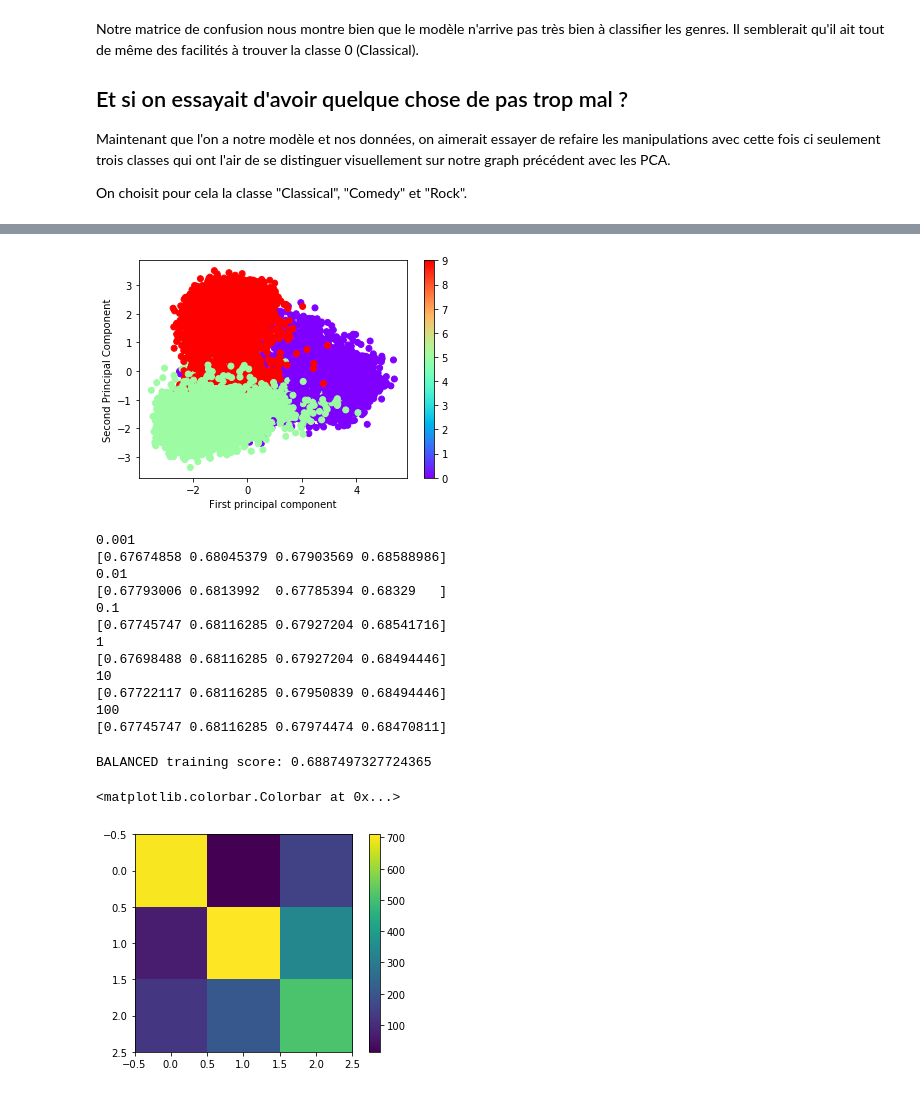
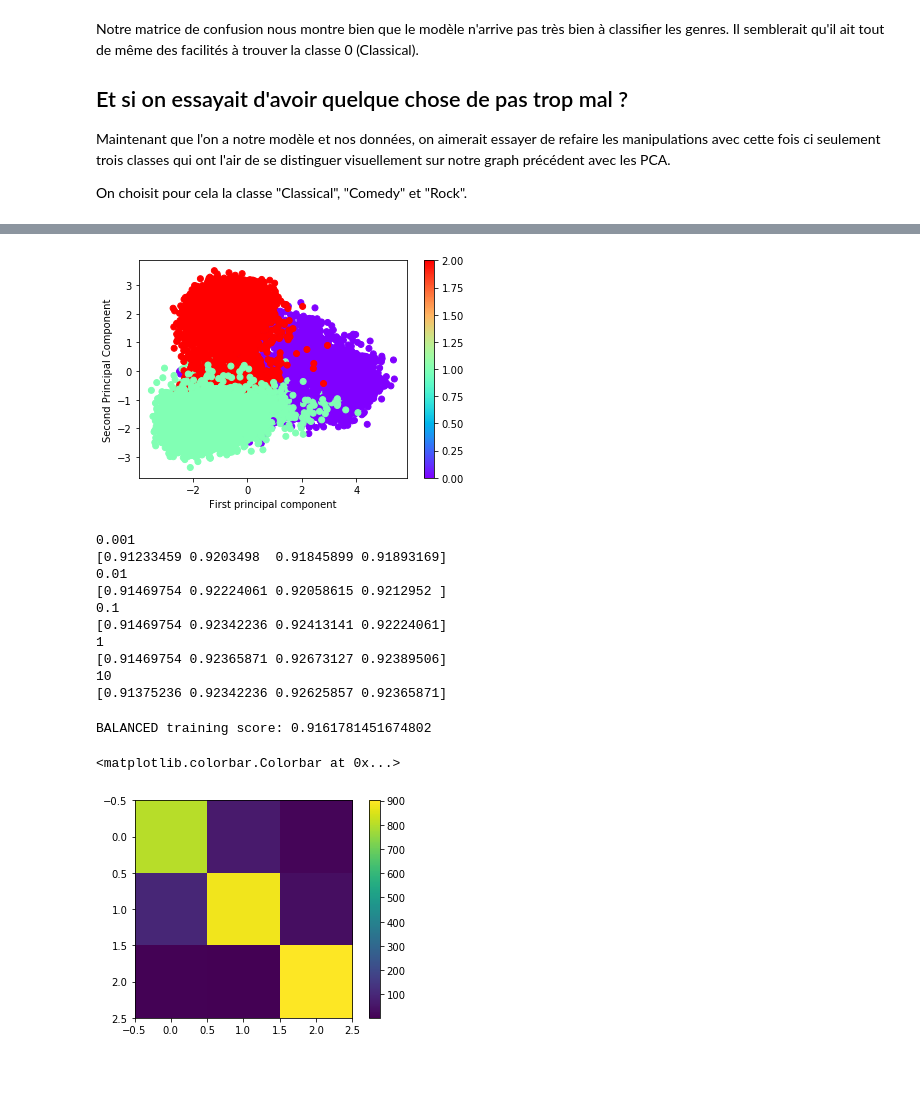
Before and after one commit to ashefd/Spotify-Genre-Analysis, a Jupyter notebook: Projet_Sympa.ipynb, the cells around one changed output, grey strips where cells are left out. Drawn from its saved outputs; the diff is of its cells as text; code cells hidden in the pictures.

```diff
--- a/Projet_Sympa.ipynb
+++ b/Projet_Sympa.ipynb
@@ -233,13 +251,14 @@ data['genre'].value_counts().plot(kind='bar', title = 'Occurrence de chaque genr
 # On garde le nombre de genres de musique
 K=data.nunique()[0]
 
+donnees = data.copy()
 # On remplace le genre musical par un numéro
 genres = {"Classical":0, "Electronic":1, "Folk":2, "Hip-Hop":3, "R&B":4, "Rock":5, "Jazz":6, "Reggae":7, "Pop":8, "Comedy": 9}
-data.genre = [genres[s] for s in data.genre]
+donnees.genre = [genres[s] for s in donnees.genre]
 
 keys = data["key"]
 modes = data["mode"]
-data = data.drop(columns = ['key', 'mode'])
+donnees = donnees.drop(columns = ['key', 'mode'])
 # %%
 from sklearn.preprocessing import StandardScaler
 
@@ -302,9 +320,9 @@ Le graph semble être un peu mieux mais on pense que cela restera tout de même
 # %% [markdown]
 # Partie modélisation
 # %%
-# On replace key et mode
-data = data.join(modes)
-data = data.join(keys)
+# # On replace key et mode
+# data = data.join(modes)
+# data = data.join(keys)
 # %%
 # Permet d'obtenir X et y déjà normalisés
 def getXY(data):
@@ -455,13 +471,14 @@ Maintenant que l'on a notre modèle et nos données, on aimerait essayer de refa
 On choisit pour cela la classe "Classical", "Comedy" et "Rock".
 # %%
 # On supprime les datas que l'on ne veut pas considérer
-data = data[data.genre != 1] # 1 : Electronic
-data = data[data.genre != 2] # 2 : Folk
-data = data[data.genre != 3] # 3 : Hip-Hop
-data = data[data.genre != 4] # 4 : R&B
-data = data[data.genre != 6] # 6 : Jazz
-data = data[data.genre != 7] # 7 : Reggae
-data = data[data.genre != 8] # 8 : Pop
+data = data[data.genre != 'Electronic'] # 1 :
+data = data[data.genre != 'Folk'] # 2 : Folk
+data = data[data.genre != 'Hip-Hop'] # 3 : Hip-Hop
+data = data[data.genre != 'R&B'] # 4 : R&B
+data = data[data.genre != 'Jazz'] # 6 : Jazz
+data = data[data.genre != 'Reggae'] # 7 : Reggae
+data = data[data.genre != 'Pop'] # 8 : Pop
+
 data
 # %% [output]
 |  | genre | popularity | acousticness | danceability | duration_ms | energy | instrumentalness | liveness | ... |
@@ -479 +496,13 @@ data
 28209 rows × 14 columns
+# %%
+donnees = data.copy()
+
+# On remplace le genre musical par un numéro
+genres = {"Classical":0, "Rock":1, "Comedy": 2}
+donnees.genre = [genres[s] for s in donnees.genre]
+
+keys = data["key"]
+modes = data["mode"]
+donnees = donnees.drop(columns = ['key', 'mode'])
+
+donnees
@@ -480,37 +523,40 @@ data
 # %%
 # On réaffiche nos classes par rapport à leur 2 PCA
-y = data["genre"]
-X = data[donnes.columns.difference(["genre"])]
+y = donnees["genre"]
+X = donnees[donnees.columns.difference(["genre"])]
 
 scaler = StandardScaler()
 scaler.fit(X)
 scaled_data = scaler.transform(X)
 
 pca = PCA(n_components=2)
 pca.fit(scaled_data)
 x_pca = pca.transform(scaled_data)
 
 plt.scatter(x_pca[:,0], x_pca[:,1], c=y, cmap = 'rainbow')
-# plt.colorbar(genres.keys())
 plt.colorbar()
 plt.xlabel('First principal component')
 plt.ylabel('Second Principal Component')
 plt.show()
 # %% [output]
-[figure, old version]
+[figure, new version]
 # %%
 linear_training_score = []
 linear_valid_score = []
 Cvalues=[]
 CV_scores=[]
 
-X_train, y_train, X_valid, y_valid, X_test, y_test = load_subSets(data, ratio_train, ratio_valid)
+#donnees = donnees.drop(columns=['key', 'mode'])
+
+from sklearn.model_selection import cross_val_score
+
+X_train, y_train, X_valid, y_valid, X_test, y_test = load_subSets(donnees, ratio_train, ratio_valid)
 
 X_train_Transformed = preProc.transform(X_train)
 X_valid_Transformed = preProc.transform(X_valid)
 X_test_Transformed = preProc.transform(X_test)
 
-for C_ in [10**x for x in range(-3,3,1)]:
+for C_ in [10**x for x in range(-3,2,1)]:
     print(C_)
     clf = SVC(C = C_, kernel='linear', decision_function_shape='ovo')
     scores = cross_val_score(clf, X_train_Transformed, y_train, cv = 4)
@@ -519,32 +565,30 @@ for C_ in [10**x for x in range(-3,3,1)]:
     CV_scores.append(np.mean(scores))
 # %% [output]
 0.001
-[0.67674858 0.68045379 0.67903569 0.68588986]
+[0.91233459 0.9203498  0.91845899 0.91893169]
 0.01
-[0.67793006 0.6813992  0.67785394 0.68329   ]
+[0.91469754 0.92224061 0.92058615 0.9212952 ]
 0.1
-[0.67745747 0.68116285 0.67927204 0.68541716]
+[0.91469754 0.92342236 0.92413141 0.92224061]
 1
-[0.67698488 0.68116285 0.67927204 0.68494446]
+[0.91469754 0.92365871 0.92673127 0.92389506]
 10
-[0.67722117 0.68116285 0.67950839 0.68494446]
-100
-[0.67745747 0.68116285 0.67974474 0.68470811]
+[0.91375236 0.92342236 0.92625857 0.92365871]
 # %%
 clf = SVC(C = 1, kernel='linear', decision_function_shape='ovo')
 clf.fit(X_train_Transformed, y_train)
 y_pred = clf.predict(X_test_Transformed)
 valScore = sklearn.metrics.balanced_accuracy_score(y_test, y_pred)
-print("BALANCED training score:",valScore)
+print("BALANCED test score:",valScore)
 
 sklearn.metrics.accuracy_score(y_pred, y_test)
 confmat = sklearn.metrics.confusion_matrix(y_pred, y_test)
 plt.imshow(confmat) ## imshow plutot que contourf, pour ne pas lisser les valeurs.
 plt.colorbar() ## pour montrer l'échelle, sur la droite
 # %% [output]
-BALANCED training score: 0.6887497327724365
+BALANCED training score: 0.9161781451674802
 <matplotlib.colorbar.Colorbar at 0x...>
-[figure, old version]
+[figure, new version]
 # %% [markdown]
 # Conclusion
 On rappelle que le but du projet était de créer un modèle de Machine Learning permettant la classification de musiques en fonction de leur genre musical.
```
Also changed, not shown: parts of 12 cells of this notebook, 2 other files.
